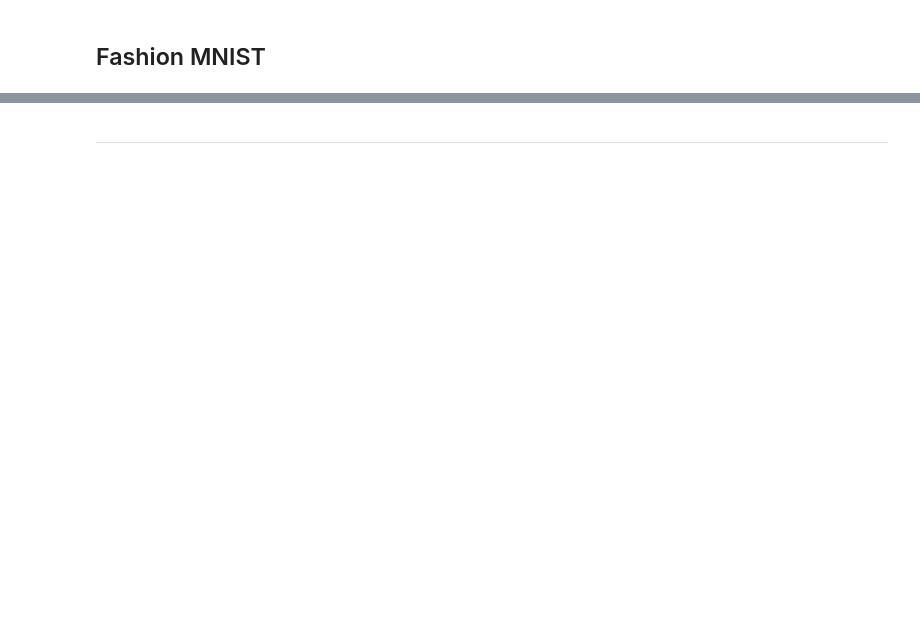
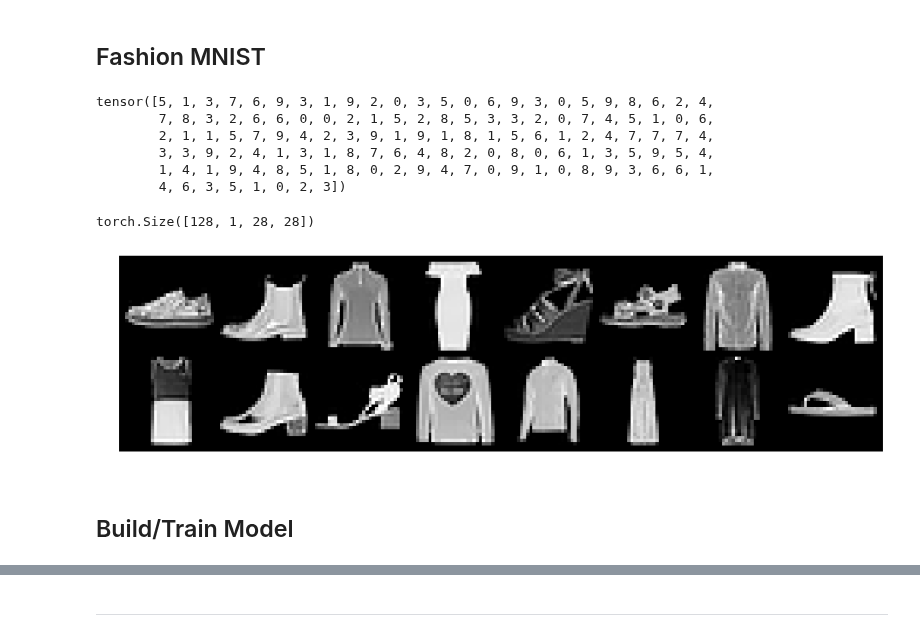
Before and after one commit to danmar3/AssociativeGAN, a Jupyter notebook: notebooks/torch_vae.ipynb, the cells around one changed output, grey strips where cells are left out. Saved outputs shown, nothing was run; the diff lists cells and outputs as text; code cells hidden in the pictures; blank space fills up the shorter version.

```diff
--- a/notebooks/torch_vae.ipynb
+++ b/notebooks/torch_vae.ipynb
@@ -53,6 +55,25 @@ dataloader = torch.utils.data.DataLoader(dataset, batch_size=batch_size,
 device = torch.device("cuda:0" if torch.cuda.is_available() else "cpu")
 
 real_batch = next(iter(dataloader))
+# %%
+real_batch[1]
+# %% [output]
+tensor([5, 1, 3, 7, 6, 9, 3, 1, 9, 2, 0, 3, 5, 0, 6, 9, 3, 0, 5, 9, 8, 6, 2, 4,
+        7, 8, 3, 2, 6, 6, 0, 0, 2, 1, 5, 2, 8, 5, 3, 3, 2, 0, 7, 4, 5, 1, 0, 6,
+        2, 1, 1, 5, 7, 9, 4, 2, 3, 9, 1, 9, 1, 8, 1, 5, 6, 1, 2, 4, 7, 7, 7, 4,
+        3, 3, 9, 2, 4, 1, 3, 1, 8, 7, 6, 4, 8, 2, 0, 8, 0, 6, 1, 3, 5, 9, 5, 4,
+        1, 4, 1, 9, 4, 8, 5, 1, 8, 0, 2, 9, 4, 7, 0, 9, 1, 0, 8, 9, 3, 6, 6, 1,
+        4, 6, 3, 5, 1, 0, 2, 3])
+# %%
+real_batch[0].shape
+# %% [output]
+torch.Size([128, 1, 28, 28])
+# %%
+torch_gan.GANTrainer.grid_display(real_batch[0][:16], figsize=(16, 16));
+# %% [output]
+[figure, added]
+# %% [markdown]
+## Build/Train Model
 # %%
 n_samples = int(np.round(dataloader.sampler.num_samples/ dataloader.batch_size))
 
```
Also changed, not shown: parts of 21 cells of this notebook.
